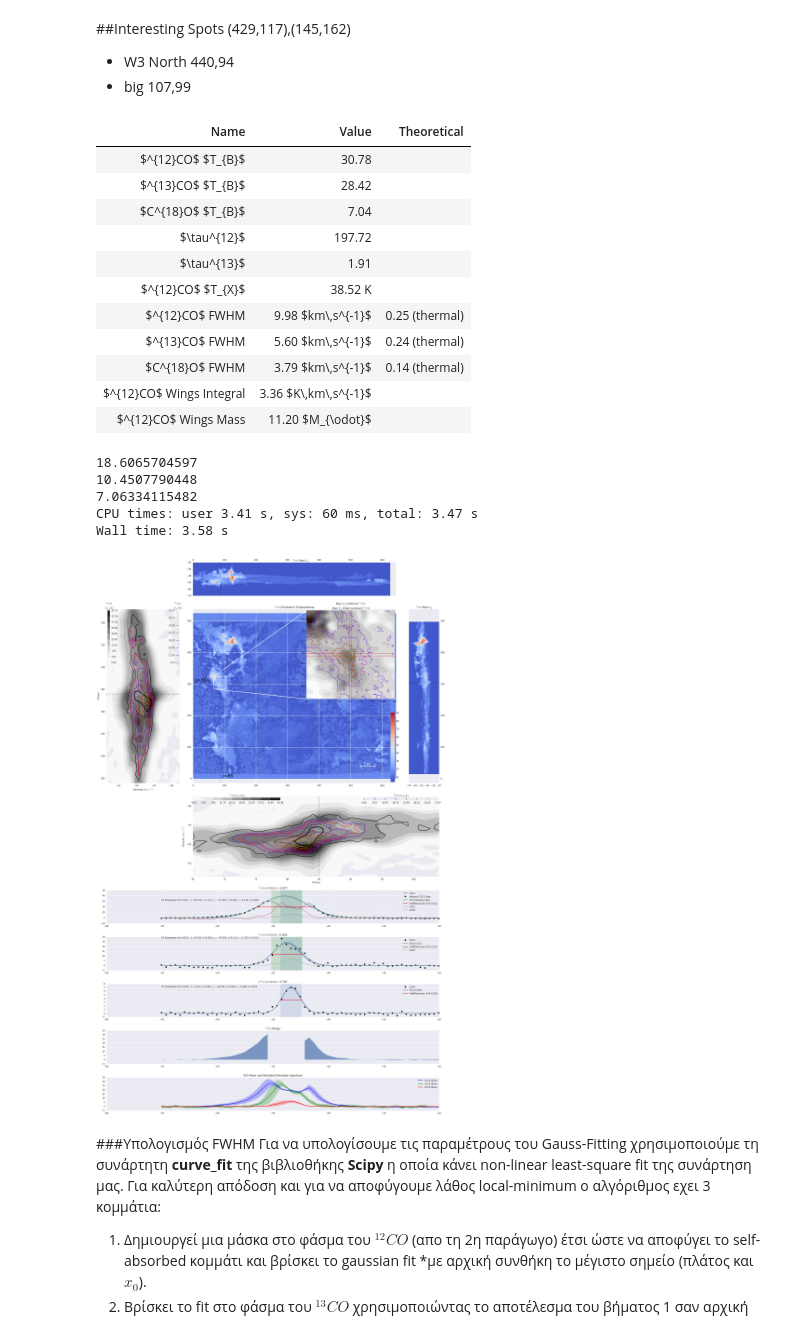
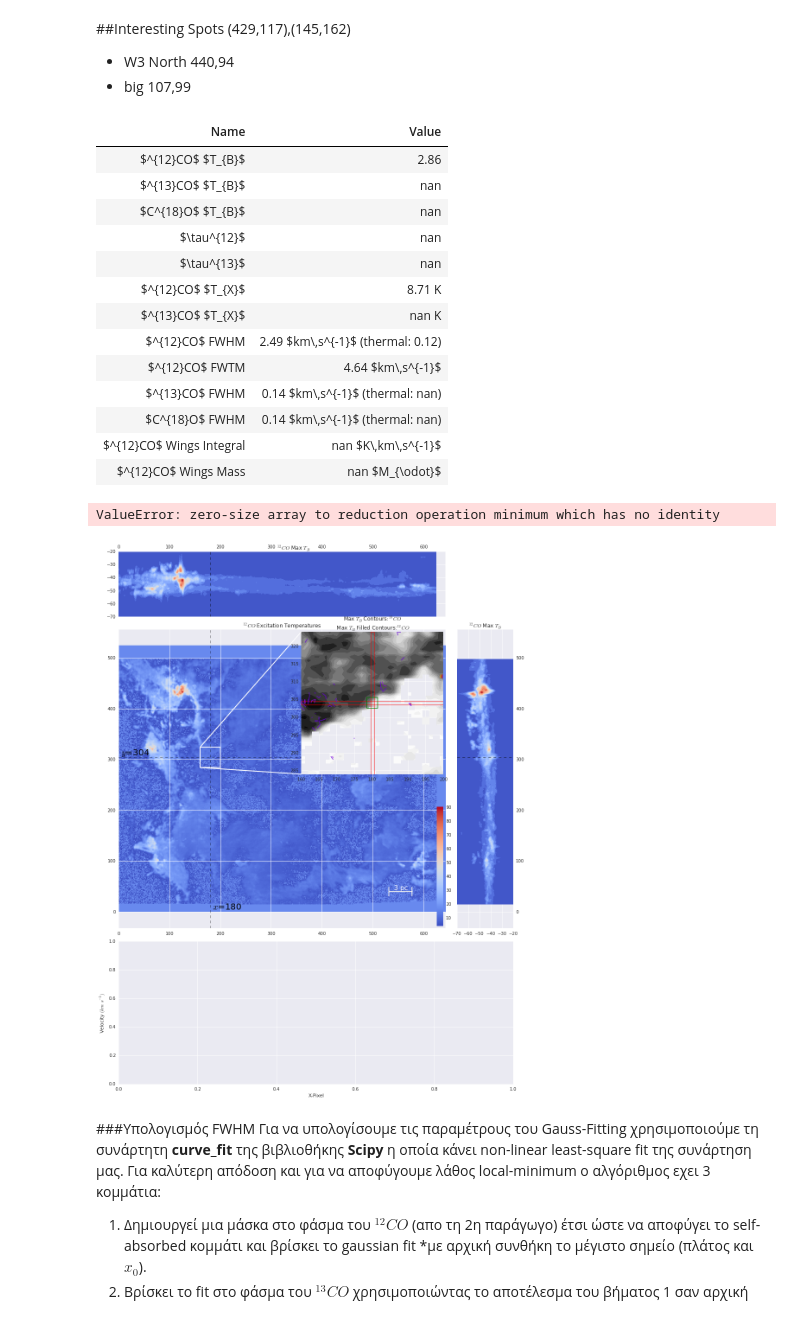
Before and after one commit to Mixpap/Ptyxiaki, a Jupyter notebook: Optical Depth.ipynb, the cells around one changed output. Saved outputs shown, nothing was run; the diff lists cells and outputs as text; code cells hidden in the pictures.

```diff
--- a/Optical Depth.ipynb
+++ b/Optical Depth.ipynb
@@ -76,3 +74,7 @@ functions.save_to_fits(C18pnr.data,w18,'18pnr.fits')
+# %%
+functions.save_to_fits(CO12pnr.data,w12,'12pnr.fits')
+functions.save_to_fits(CO13pnr.data,w13,'13pnr.fits')
+functions.save_to_fits(C18pnr.data,w18,'18pnr.fits')
 # %% [markdown]
 >  Maps are showing in Logarithmic Normalization
 # %% [markdown]
@@ -160,28 +162,26 @@ def s(y,x,dy=20,dx=20,dv=7,gf=0.2,s=False):
 * W3 North 440,94
 * big 107,99
 # %%
-%%time
+#%%time
 #  (Y,X)
-s(304,85,dv=13)
+s(304,180,dv=13)
 # %% [output]
-| Name | Value | Theoretical |
-| $^{12}CO$ $T_{B}$ | 30.78 |  |
-| $^{13}CO$ $T_{B}$ | 28.42 |  |
-| $C^{18}O$ $T_{B}$ | 7.04 |  |
-| $\tau^{12}$ | 197.72 |  |
-| $\tau^{13}$ | 1.91 |  |
-| $^{12}CO$ $T_{X}$ | 38.52 K |  |
-| $^{12}CO$ FWHM | 9.98 $km\,s^{-1}$ | 0.25 (thermal) |
-| $^{13}CO$ FWHM | 5.60 $km\,s^{-1}$ | 0.24 (thermal) |
-| $C^{18}O$ FWHM | 3.79 $km\,s^{-1}$ | 0.14 (thermal) |
-| $^{12}CO$ Wings Integral | 3.36 $K\,km\,s^{-1}$ |  |
-| $^{12}CO$ Wings Mass | 11.20 $M_{\odot}$ |  |
+| Name | Value |
+| $^{12}CO$ $T_{B}$ | 2.86 |
+| $^{13}CO$ $T_{B}$ | nan |
+| $C^{18}O$ $T_{B}$ | nan |
+| $\tau^{12}$ | nan |
+| $\tau^{13}$ | nan |
+| $^{12}CO$ $T_{X}$ | 8.71 K |
+| $^{13}CO$ $T_{X}$ | nan K |
+| $^{12}CO$ FWHM | 2.49 $km\,s^{-1}$ (thermal: 0.12) |
+| $^{12}CO$ FWTM | 4.64 $km\,s^{-1}$ |
+| $^{13}CO$ FWHM | 0.14 $km\,s^{-1}$ (thermal: nan) |
+| $C^{18}O$ FWHM | 0.14 $km\,s^{-1}$ (thermal: nan) |
+| $^{12}CO$ Wings Integral | nan $K\,km\,s^{-1}$ |
+| $^{12}CO$ Wings Mass | nan $M_{\odot}$ |
-18.6065704597
-10.4507790448
-7.06334115482
-CPU times: user 3.41 s, sys: 60 ms, total: 3.47 s
-Wall time: 3.58 s
+ValueError: zero-size array to reduction operation minimum which has no identity
-[figure, old version]
+[figure, new version]
 # %% [markdown]
 ###Υπολογισμός FWHM
 Για να υπολογίσουμε τις παραμέτρους του Gauss-Fitting χρησιμοποιούμε τη συνάρτητη **curve_fit** της βιβλιοθήκης **Scipy** η οποία κάνει non-linear least-square fit της συνάρτηση μας.
```
Also changed, not shown: parts of 16 cells of this notebook, 20 other files.
